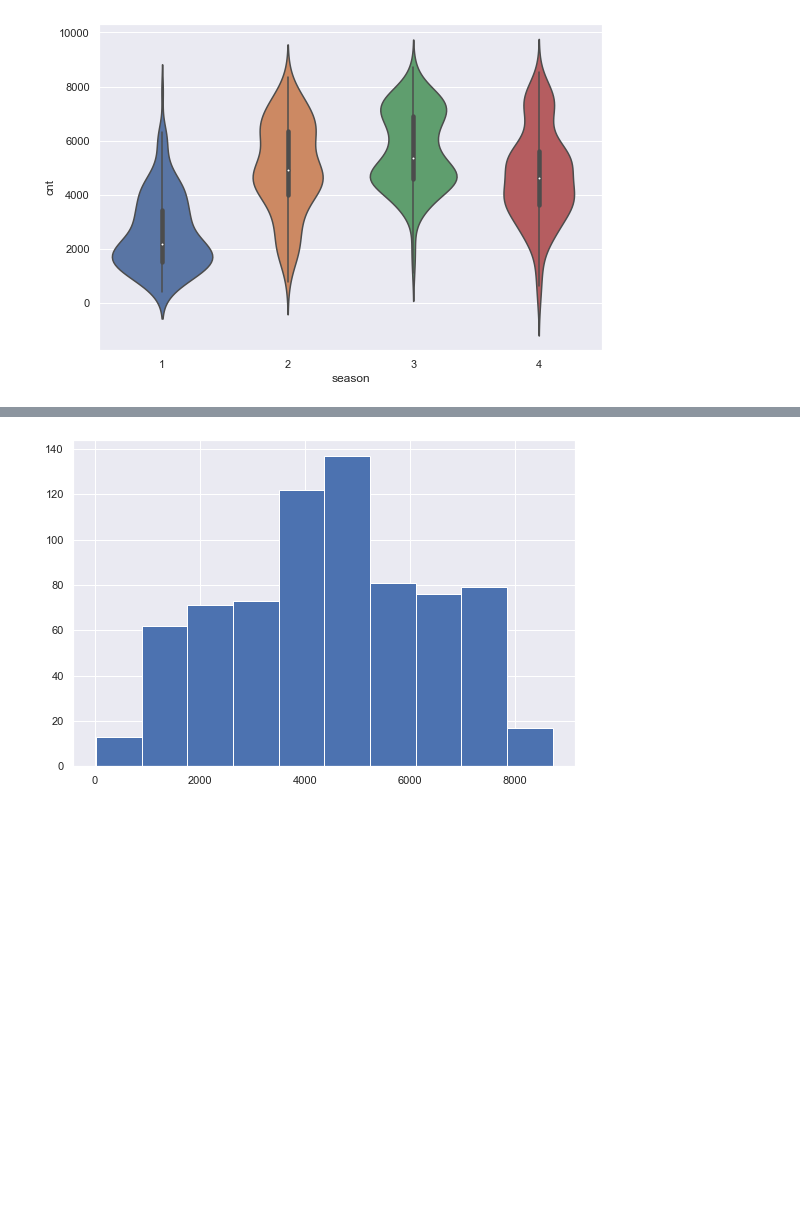
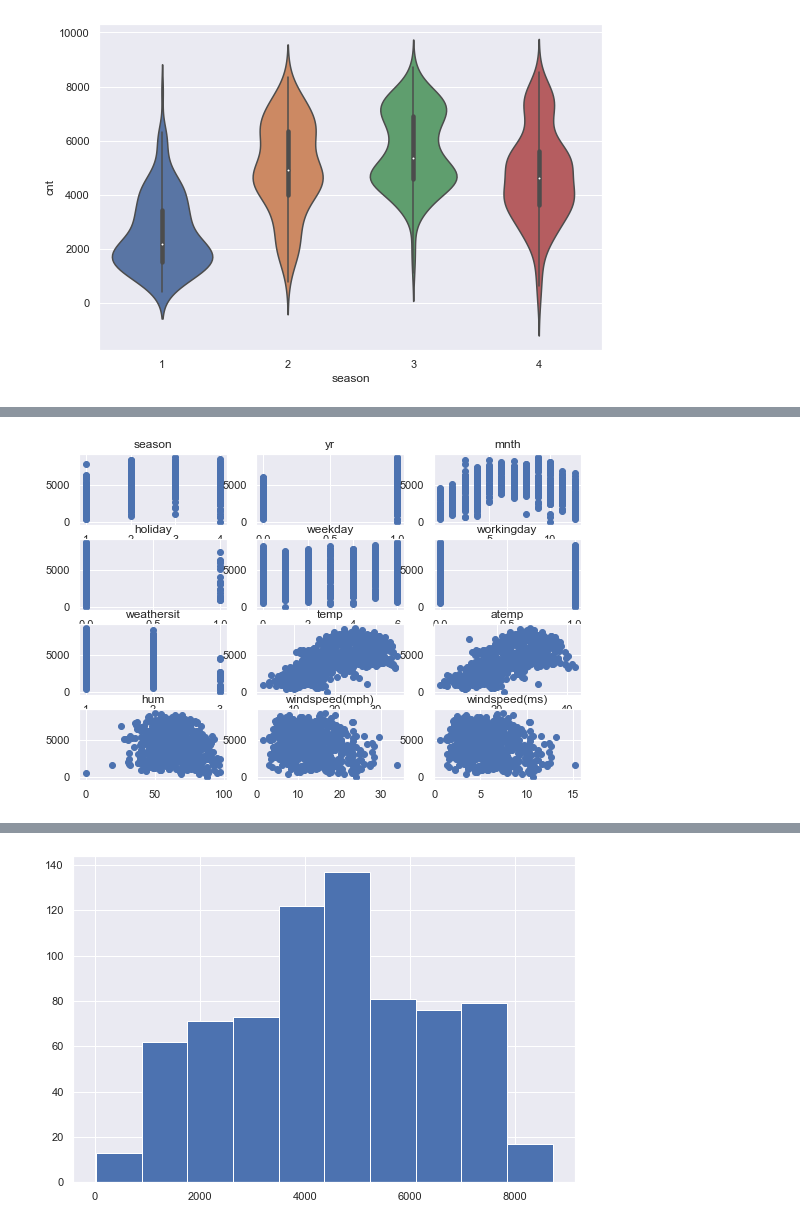
Before and after one commit to FaritR/mlcourse.ai, a Jupyter notebook: jupyter_russian/topic06_features/lesson6_regression_bikes_inclass_march19.ipynb, the cells around one changed output, grey strips where cells are left out. Saved outputs shown, nothing was run; the diff lists cells and outputs as text; code cells hidden in the pictures; blank space fills up the shorter version.

```diff
--- a/jupyter_russian/topic06_features/lesson6_regression_bikes_inclass_march19.ipynb
+++ b/jupyter_russian/topic06_features/lesson6_regression_bikes_inclass_march19.ipynb
@@ -39,0 +68,7 @@ sns.violinplot(data['season'],data['cnt']);
+# %%
+for i, col in enumerate(data.columns[:-1]):
+    plt.subplot(4, 3, i + 1)
+    plt.scatter(data[col], data['cnt'])
+    plt.title(col)
+# %% [output]
+[figure, added]
```
Also changed, not shown: parts of 11 cells of this notebook.
